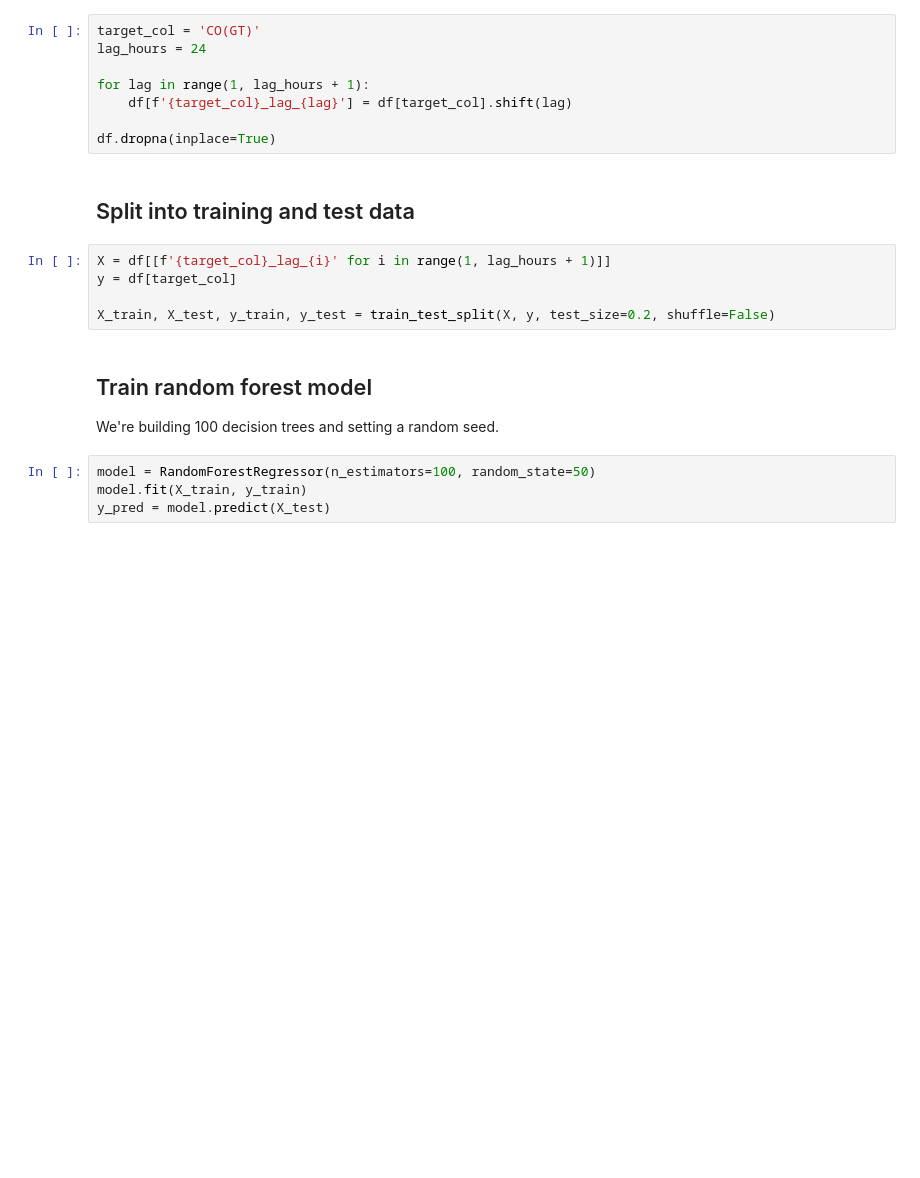
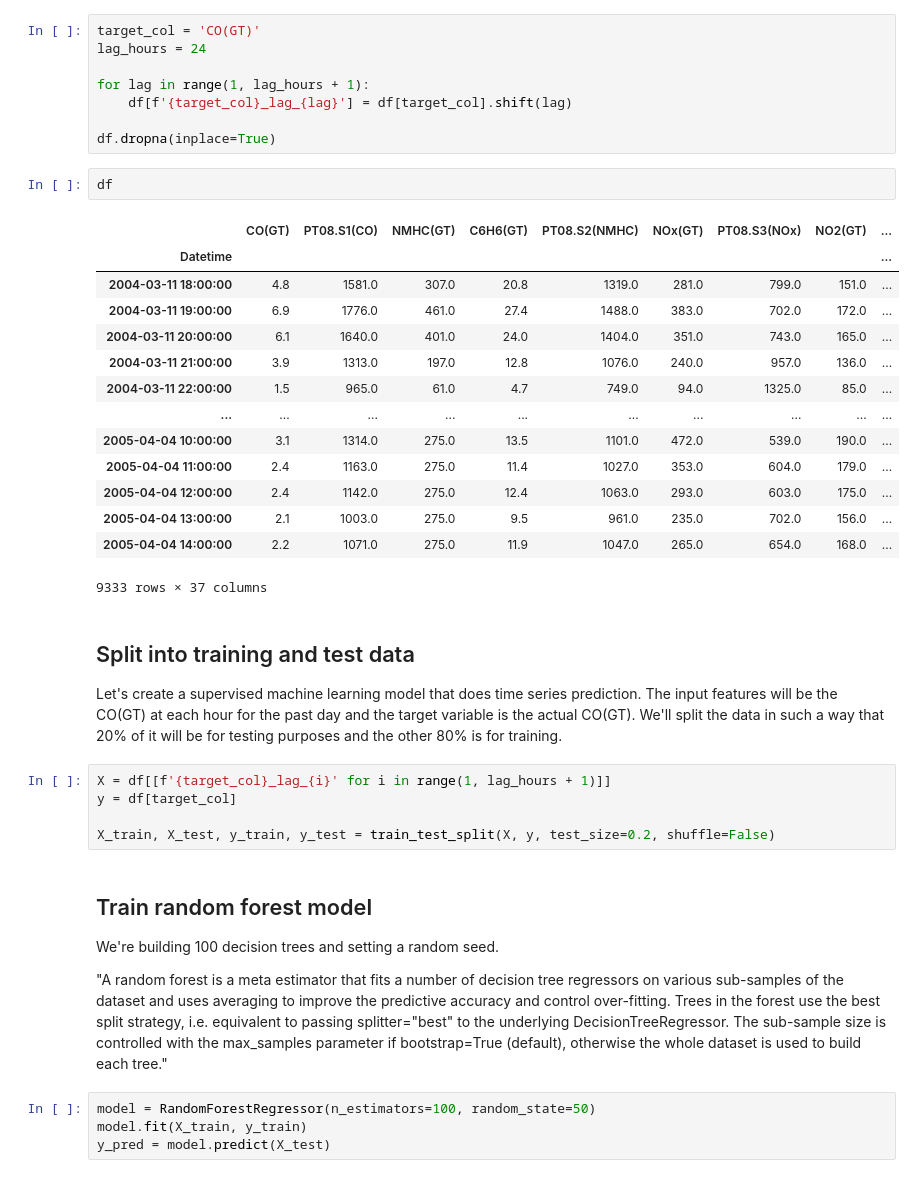
Before and after one commit to megaminding/machine_learning_research, a Jupyter notebook: posts/Environmental Machine Learning Project/index.ipynb, the cells around one changed output. Saved outputs shown, nothing was run; the diff lists cells and outputs as text; blank space fills up the shorter version.

```diff
--- a/posts/Environmental Machine Learning Project/index.ipynb
+++ b/posts/Environmental Machine Learning Project/index.ipynb
@@ -1243,8 +1263,26 @@ for lag in range(1, lag_hours + 1):
     df[f'{target_col}_lag_{lag}'] = df[target_col].shift(lag)
 
 df.dropna(inplace=True)
+# %%
+df
+# %% [output]
+|  | CO(GT) | PT08.S1(CO) | NMHC(GT) | C6H6(GT) | PT08.S2(NMHC) | NOx(GT) | PT08.S3(NOx) | NO2(GT) | ... |
+| Datetime |  |  |  |  |  |  |  |  | ... |
+| 2004-03-11 18:00:00 | 4.8 | 1581.0 | 307.0 | 20.8 | 1319.0 | 281.0 | 799.0 | 151.0 | ... |
+| 2004-03-11 19:00:00 | 6.9 | 1776.0 | 461.0 | 27.4 | 1488.0 | 383.0 | 702.0 | 172.0 | ... |
+| 2004-03-11 20:00:00 | 6.1 | 1640.0 | 401.0 | 24.0 | 1404.0 | 351.0 | 743.0 | 165.0 | ... |
+| 2004-03-11 21:00:00 | 3.9 | 1313.0 | 197.0 | 12.8 | 1076.0 | 240.0 | 957.0 | 136.0 | ... |
+| 2004-03-11 22:00:00 | 1.5 | 965.0 | 61.0 | 4.7 | 749.0 | 94.0 | 1325.0 | 85.0 | ... |
+| ... | ... | ... | ... | ... | ... | ... | ... | ... | ... |
+| 2005-04-04 10:00:00 | 3.1 | 1314.0 | 275.0 | 13.5 | 1101.0 | 472.0 | 539.0 | 190.0 | ... |
+| 2005-04-04 11:00:00 | 2.4 | 1163.0 | 275.0 | 11.4 | 1027.0 | 353.0 | 604.0 | 179.0 | ... |
+| 2005-04-04 12:00:00 | 2.4 | 1142.0 | 275.0 | 12.4 | 1063.0 | 293.0 | 603.0 | 175.0 | ... |
+| 2005-04-04 13:00:00 | 2.1 | 1003.0 | 275.0 | 9.5 | 961.0 | 235.0 | 702.0 | 156.0 | ... |
+| 2005-04-04 14:00:00 | 2.2 | 1071.0 | 275.0 | 11.9 | 1047.0 | 265.0 | 654.0 | 168.0 | ... |
+9333 rows × 37 columns
 # %% [markdown]
 ## Split into training and test data
+Let's create a supervised machine learning model that does time series prediction. The input features will be the CO(GT) at each hour for the past day and the target variable is the actual CO(GT). We'll split the data in such a way that 20% of it will be for testing purposes and the other 80% is for training.
 # %%
 X = df[[f'{target_col}_lag_{i}' for i in range(1, lag_hours + 1)]]
 y = df[target_col]
@@ -1254,6 +1292,8 @@ X_train, X_test, y_train, y_test = train_test_split(X, y, test_size=0.2, shuffle
 ## Train random forest model
 
 We're building 100 decision trees and setting a random seed.
+
+"A random forest is a meta estimator that fits a number of decision tree regressors on various sub-samples of the dataset and uses averaging to improve the predictive accuracy and control over-fitting. Trees in the forest use the best split strategy, i.e. equivalent to passing splitter="best" to the underlying DecisionTreeRegressor. The sub-sample size is controlled with the max_samples parameter if bootstrap=True (default), otherwise the whole dataset is used to build each tree."
 # %%
 model = RandomForestRegressor(n_estimators=100, random_state=50)
 model.fit(X_train, y_train)
```
Also changed, not shown: parts of 36 cells of this notebook, 19 other files.
